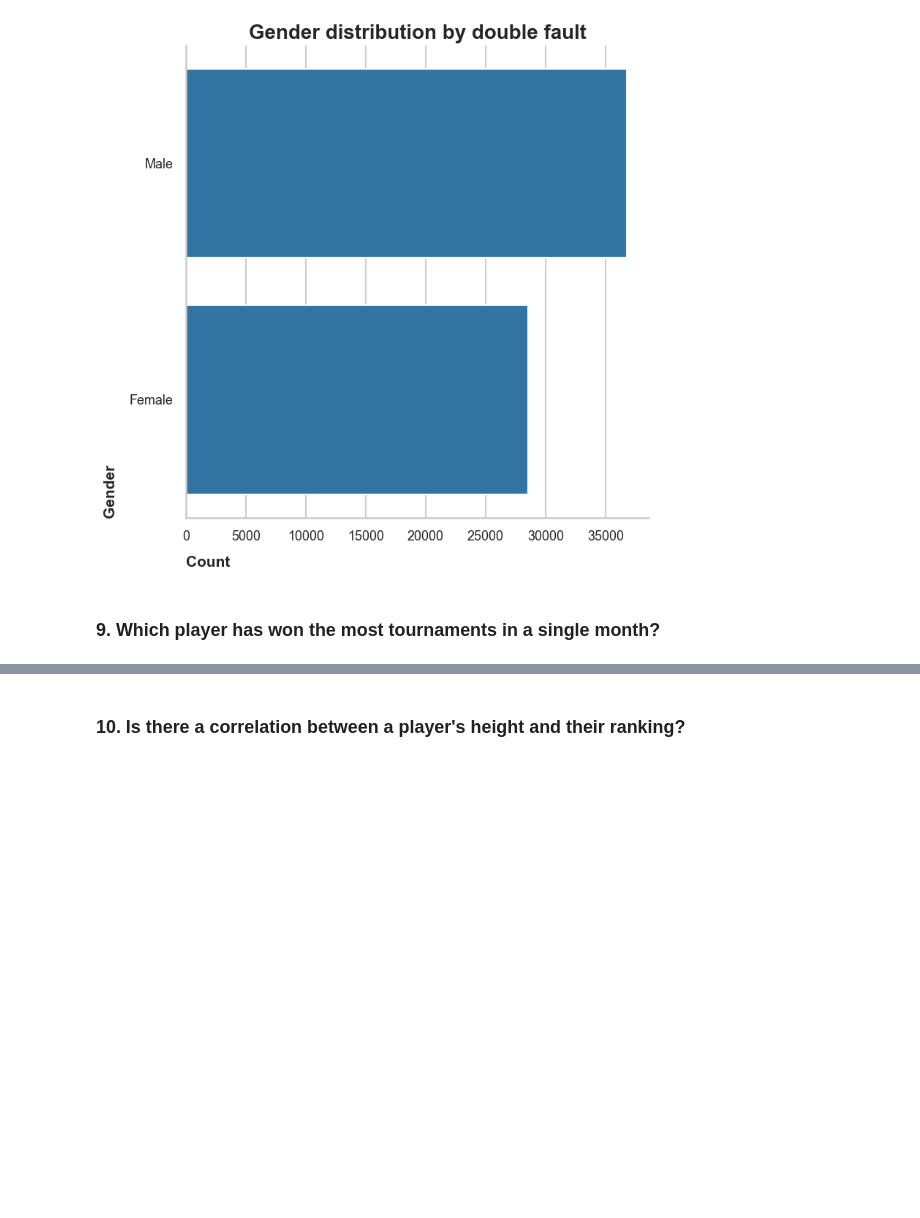
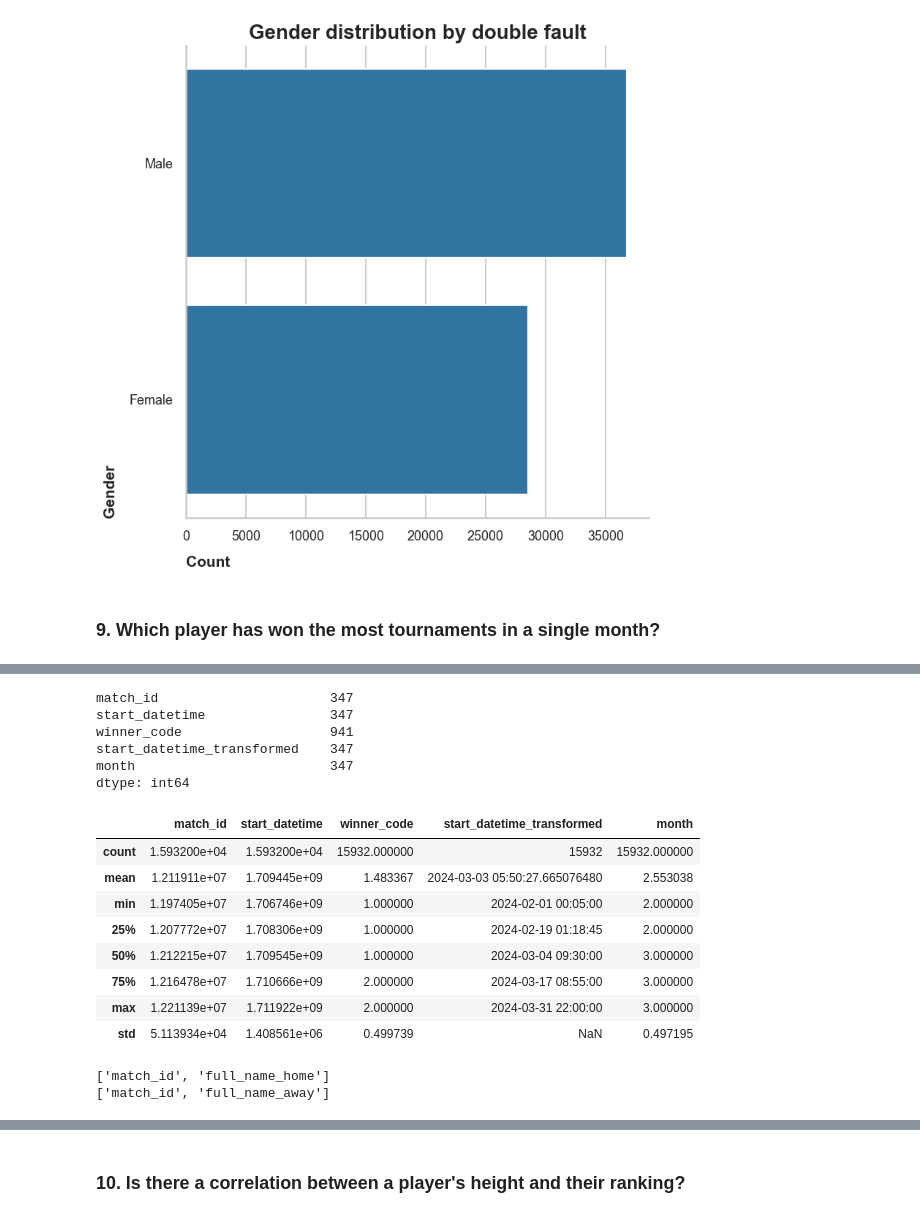
Before and after one commit to ParsaDEV15/Tennis-Project, a Jupyter notebook: notebooks/parsa_analysis_8_12.ipynb, the cells around one changed output, grey strips where cells are left out. Cells and saved outputs as stored; diff of their text form; code cells hidden in the pictures; blank space fills up the shorter version.

```diff
--- a/notebooks/parsa_analysis_8_12.ipynb
+++ b/notebooks/parsa_analysis_8_12.ipynb
@@ -112,3 +112,8 @@ del statistics_df, match_away_df, match_home_df, concat_home_away_df\
     ,statistics_df_filtered, double_fault_dist_gender_df, stats_matches_merged
 # %% [markdown]
 <h3>9. Which player has won the most tournaments in a single month?</h3>
+# %%
+columns_to_select = ['match_id', 'full_name']
+match_event_df = pd.read_parquet('../data/raw/parquets/match_event.parquet', columns=['match_id', 'start_datetime', 'winner_code'])
+match_home_df = pd.read_parquet('../data/raw/parquets/match_home_team.parquet', columns=columns_to_select)
+match_away_df = pd.read_parquet('../data/raw/parquets/match_away_team.parquet', columns=columns_to_select)
@@ -114,0 +133,3 @@ del statistics_df, match_away_df, match_home_df, concat_home_away_df\
+# %%
+match_event_df['start_datetime_transformed'] = pd.to_datetime(match_event_df['start_datetime'], unit='s')
+match_event_df['start_datetime_transformed'].head()
@@ -114,0 +143,35 @@ del statistics_df, match_away_df, match_home_df, concat_home_away_df\
+# %%
+match_event_df['month'] = match_event_df['start_datetime_transformed'].dt.month
+match_event_df[(match_event_df['month'] == 4) | (match_event_df['month'] == 1)] = np.nan
+# %%
+match_event_df.isna().sum()
+# %% [output]
+match_id                      347
+start_datetime                347
+winner_code                   941
+start_datetime_transformed    347
+month                         347
+dtype: int64
+# %%
+match_event_df.dropna(inplace=True)
+# %%
+match_event_df.describe()
+# %% [output]
+|  | match_id | start_datetime | winner_code | start_datetime_transformed | month |
+| count | 1.593200e+04 | 1.593200e+04 | 15932.000000 | 15932 | 15932.000000 |
+| mean | 1.211911e+07 | 1.709445e+09 | 1.483367 | 2024-03-03 05:50:27.665076480 | 2.553038 |
+| min | 1.197405e+07 | 1.706746e+09 | 1.000000 | 2024-02-01 00:05:00 | 2.000000 |
+| 25% | 1.207772e+07 | 1.708306e+09 | 1.000000 | 2024-02-19 01:18:45 | 2.000000 |
+| 50% | 1.212215e+07 | 1.709545e+09 | 1.000000 | 2024-03-04 09:30:00 | 3.000000 |
+| 75% | 1.216478e+07 | 1.710666e+09 | 2.000000 | 2024-03-17 08:55:00 | 3.000000 |
+| max | 1.221139e+07 | 1.711922e+09 | 2.000000 | 2024-03-31 22:00:00 | 3.000000 |
+| std | 5.113934e+04 | 1.408561e+06 | 0.499739 | NaN | 0.497195 |
+# %%
+match_home_df.rename(columns={'full_name': 'full_name_home'}, inplace=True)
+match_away_df.rename(columns={'full_name': 'full_name_away'}, inplace=True)
+
+print(match_home_df.columns.tolist())
+print(match_away_df.columns.tolist())
+# %% [output]
+['match_id', 'full_name_home']
+['match_id', 'full_name_away']
```
Also changed, not shown: parts of 11 cells of this notebook.
